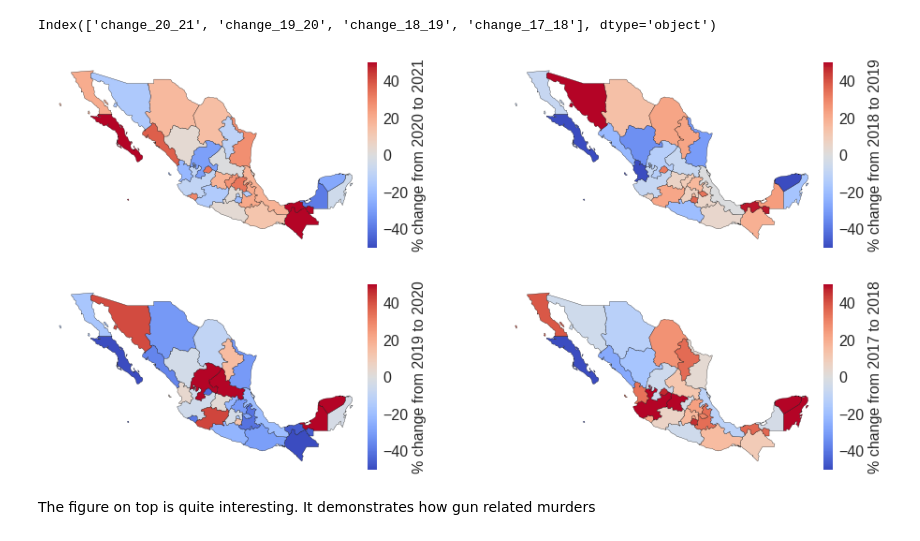
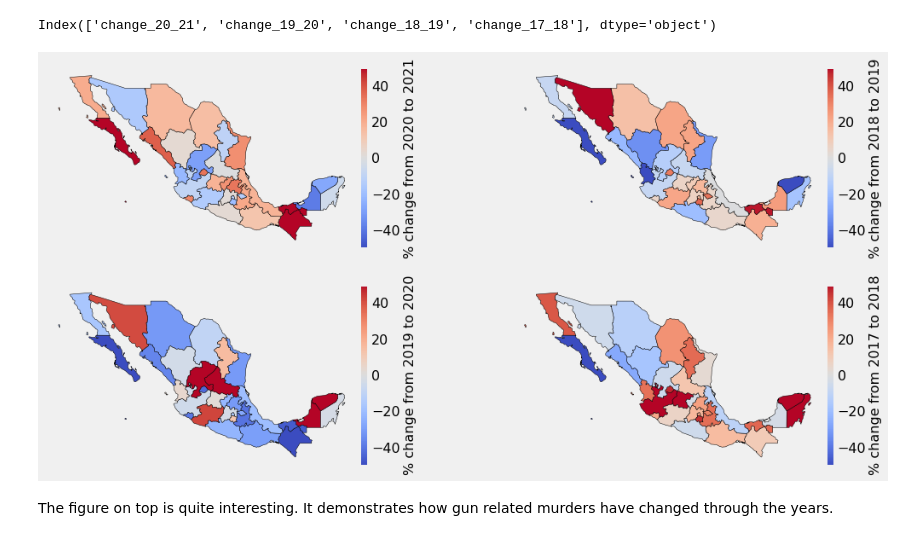
Before and after one commit to linigoga/ViolenceTrends_Mexico, a Jupyter notebook: violencia_mex.ipynb, the cells around one changed output. Cells and saved outputs as stored; diff of their text form; code cells hidden in the pictures.

```diff
--- a/violencia_mex.ipynb
+++ b/violencia_mex.ipynb
@@ -11,5 +17,7 @@ import pandas as pd
 import numpy as np
 import seaborn as sns
 import matplotlib.pyplot as plt
+plt.style.use('fivethirtyeight')
+color_pal = sns.color_palette()
 # %%
 df = pd.read_csv('IDEFC_NM_may22.csv')
@@ -85,7 +113,7 @@ centre = ["Guanajuato","Queretaro","Hidalgo","Mexico","Ciudad de Mexico","Morelo
 sur = ["Oaxaca","Chiapas","Veracruz","Tabasco","Campeche","Yucatan","Quintana Roo"]
 mex_states = {"North":north,"North West":north_west,"Centre North":centre_north ,"Centre":centre,"South":sur}
 # %%
-fig,ax = plt.subplots(5,1,figsize = (8,14),sharex = True)
+fig,ax = plt.subplots(5,1,figsize = (10,18),sharex = True)
 
 
 for i,(region,states) in enumerate(mex_states.items()):
@@ -237,29 +265,29 @@ states_gpd.columns[-4:]
 # %% [output]
 Index(['change_20_21', 'change_19_20', 'change_18_19', 'change_17_18'], dtype='object')
 # %%
-plt.style.use('seaborn')
+
 fig,ax = plt.subplots(2,2,figsize=(16,8))
 
 j = 0
 for i,key in enumerate(states_gpd.columns[-4:]):
 
     if i > 1:
         i -= 2
         j = 1
 
     vmin,vmax = -50,50
 
     cm = plt.cm.ScalarMappable(cmap = 'coolwarm',norm = plt.Normalize(vmin=vmin,vmax=vmax))
 
     im1 = states_gpd.plot(column = key,ax=ax[i,j],cmap = 'coolwarm',norm = plt.Normalize(vmin=vmin,vmax=vmax),
                             edgecolor='k')
     cbar = fig.colorbar(cm,ax=ax[i,j],pad = 0)
 
     text_cbar = f"% {key.split('_')[0]} from 20{key.split('_')[1]} to 20{key.split('_')[-1]}"
     cbar.set_label(text_cbar,fontsize = fontsize)
     cbar.ax.tick_params(labelsize=fontsize)
     ax[i,j].axis('off')
 # %% [output]
-[figure, old version]
+[figure, new version]
 # %% [markdown]
-The figure on top is quite interesting. It demonstrates how gun related murders
+The figure on top is quite interesting. It demonstrates how gun related murders have changed through the years.
```
Also changed, not shown: parts of 30 cells of this notebook.
